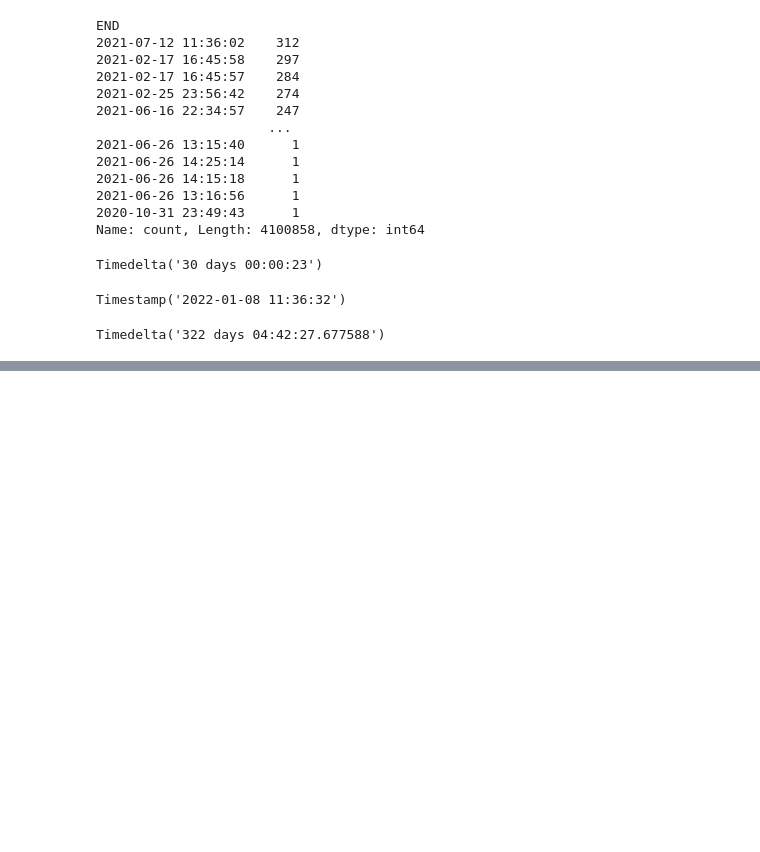
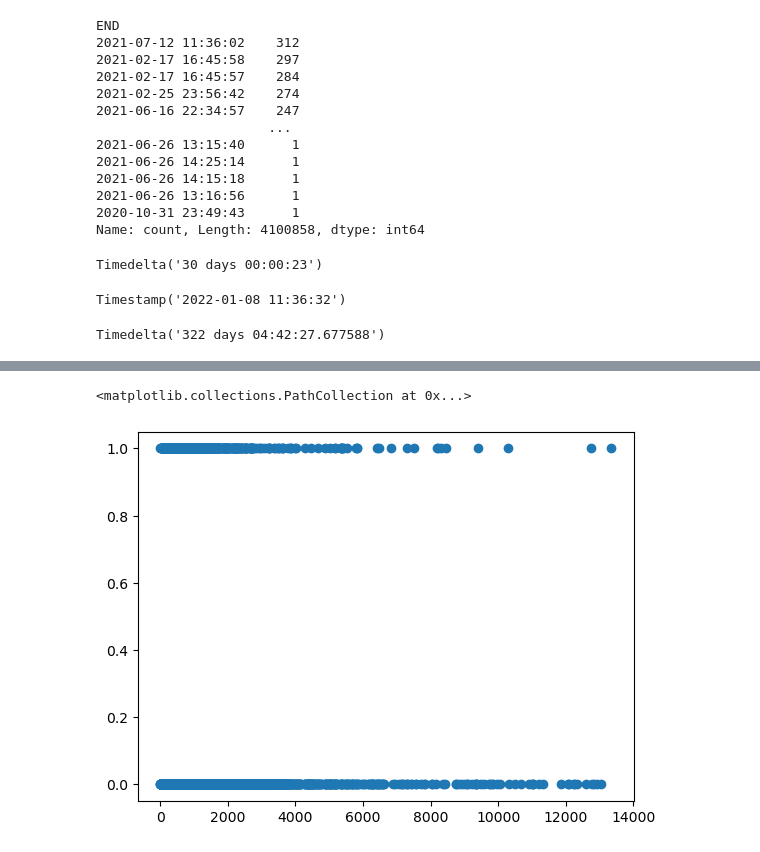
Before and after one commit to nss-data-science-cohort-8/accre-green-bean-casserole, a Jupyter notebook: notebooks/DataIntroduction.ipynb, the cells around one changed output, grey strips where cells are left out. Cells and saved outputs as stored; diff of their text form; code cells hidden in the pictures; blank space fills up the shorter version.

```diff
--- a/notebooks/DataIntroduction.ipynb
+++ b/notebooks/DataIntroduction.ipynb
@@ -470,2 +458,0 @@ dfall
-# %%
-jobs['end_day_hour'] =
@@ -485,0 +615,5 @@ jobs['end_day_hour'] =
+# %%
+plt.scatter(date_hour['Count'], date_hour['had_error'])
+# %% [output]
+<matplotlib.collections.PathCollection at 0x...>
+[figure, added]
```
Also changed, not shown: parts of 44 cells of this notebook.
